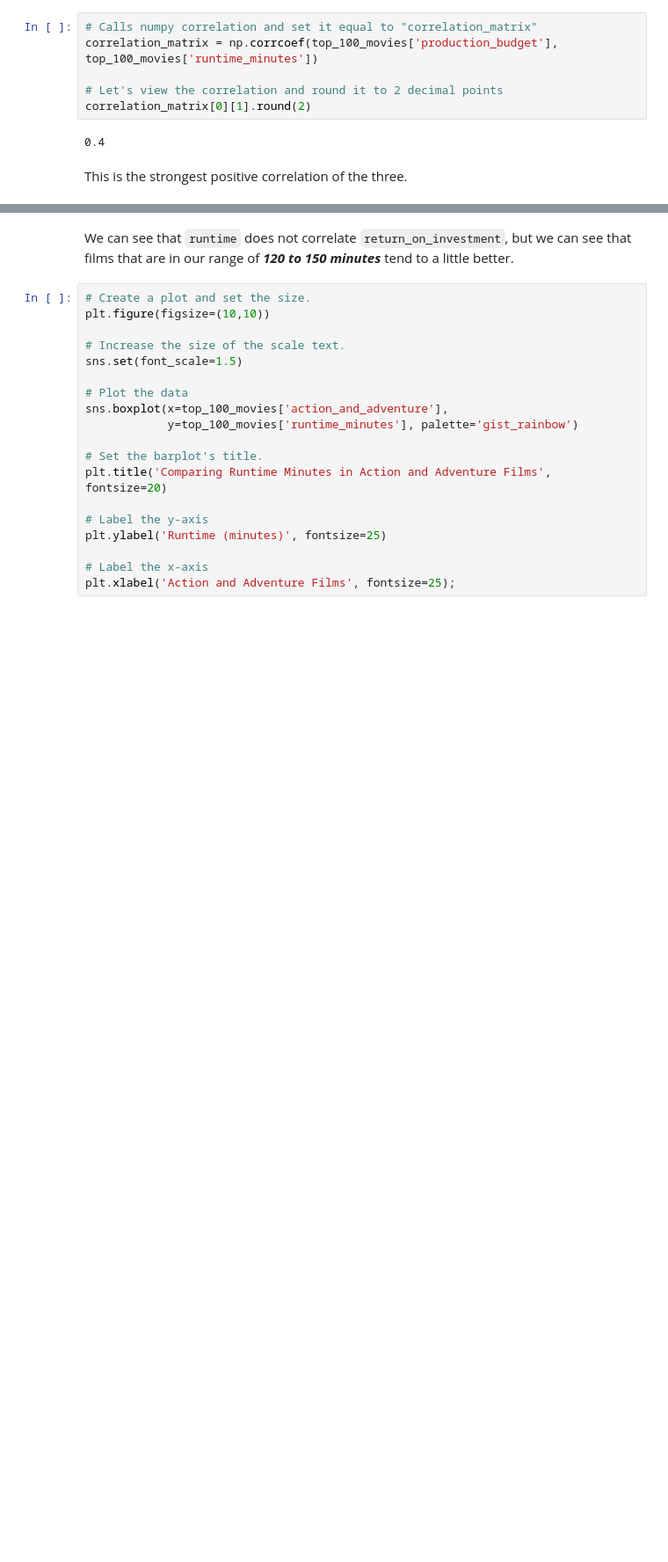
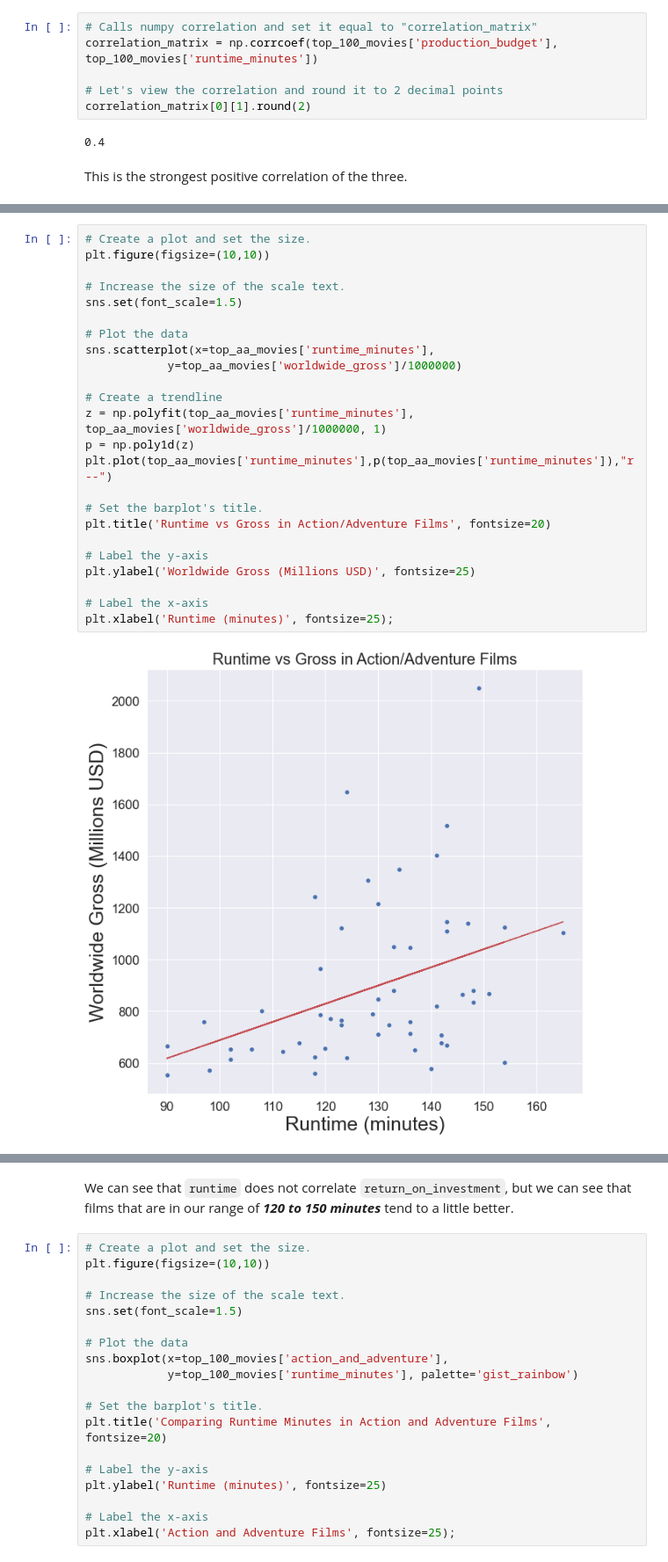
Before and after one commit to rustyb08/phase_1_project, a Jupyter notebook: Microsoft Original Content.ipynb, the cells around one changed output, grey strips where cells are left out. Shown at 88% size. Saved outputs shown, nothing was run; the diff lists cells and outputs as text; blank space fills up the shorter version.

```diff
--- a/Microsoft Original Content.ipynb
+++ b/Microsoft Original Content.ipynb
@@ -1331,0 +1365,26 @@ This is the strongest positive correlation of the three.
+# %%
+# Create a plot and set the size.
+plt.figure(figsize=(10,10))
+
+# Increase the size of the scale text.
+sns.set(font_scale=1.5)
+
+# Plot the data
+sns.scatterplot(x=top_aa_movies['runtime_minutes'],
+            y=top_aa_movies['worldwide_gross']/1000000)
+
+# Create a trendline
+z = np.polyfit(top_aa_movies['runtime_minutes'], top_aa_movies['worldwide_gross']/1000000, 1)
+p = np.poly1d(z)
+plt.plot(top_aa_movies['runtime_minutes'],p(top_aa_movies['runtime_minutes']),"r--")
+
+# Set the barplot's title.
+plt.title('Runtime vs Gross in Action/Adventure Films', fontsize=20)
+
+# Label the y-axis
+plt.ylabel('Worldwide Gross (Millions USD)', fontsize=25)
+
+# Label the x-axis
+plt.xlabel('Runtime (minutes)', fontsize=25);
+# %% [output]
+[figure, added]
```
Also changed, not shown: parts of 10 cells of this notebook.
